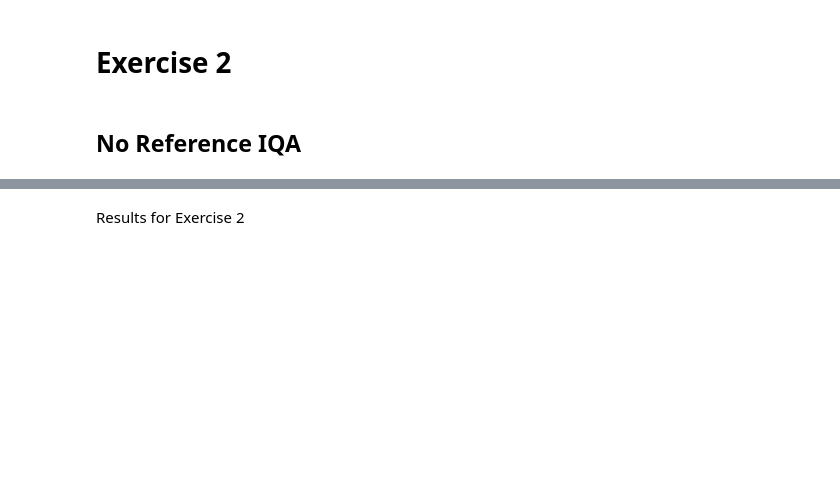
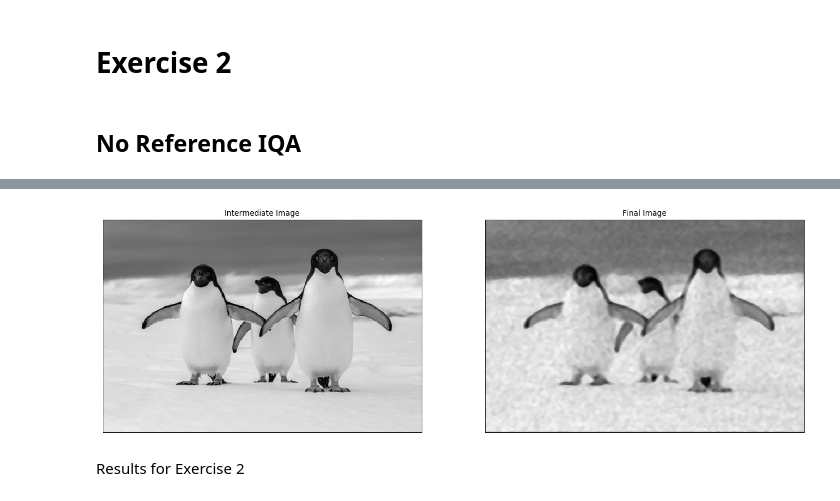
Before and after one commit to Sam-Malpass/Image-Analysis-Coursework-Exercises, a Jupyter notebook: Image Analysis Exercises.ipynb, the cells around one changed output, grey strips where cells are left out. Cells and saved outputs as stored; diff of their text form; code cells hidden in the pictures; blank space fills up the shorter version.

Commit message:
Create script for comparing original to noisy

```diff
--- a/Image Analysis Exercises.ipynb
+++ b/Image Analysis Exercises.ipynb
@@ -145,2 +145,11 @@ AttributeError: module 'cv2.cv2' has no attribute 'quality_QualityBRISQUE'
+# %%
+fig = plt.figure(figsize = (20, 35), dpi = 80, facecolor = 'w', edgecolor = 'k')
+plt.subplot(121),plt.imshow(originalImage, cmap = 'gray')
+plt.title('Intermediate Image'), plt.xticks([]), plt.yticks([])
+plt.subplot(122),plt.imshow(finalImage, cmap = 'gray')
+plt.title('Final Image'), plt.xticks([]), plt.yticks([])
+plt.show()
+# %% [output]
+[figure, added]
 # %% [markdown]
 Results for Exercise 2
```
Also changed, not shown: parts of 2 cells of this notebook, 2 other files.
